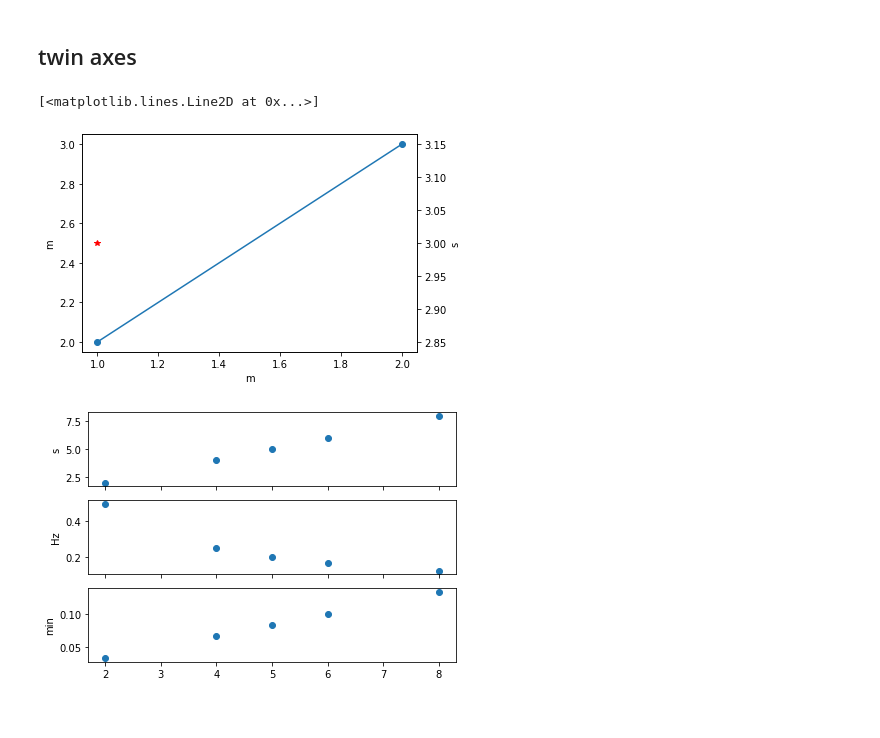
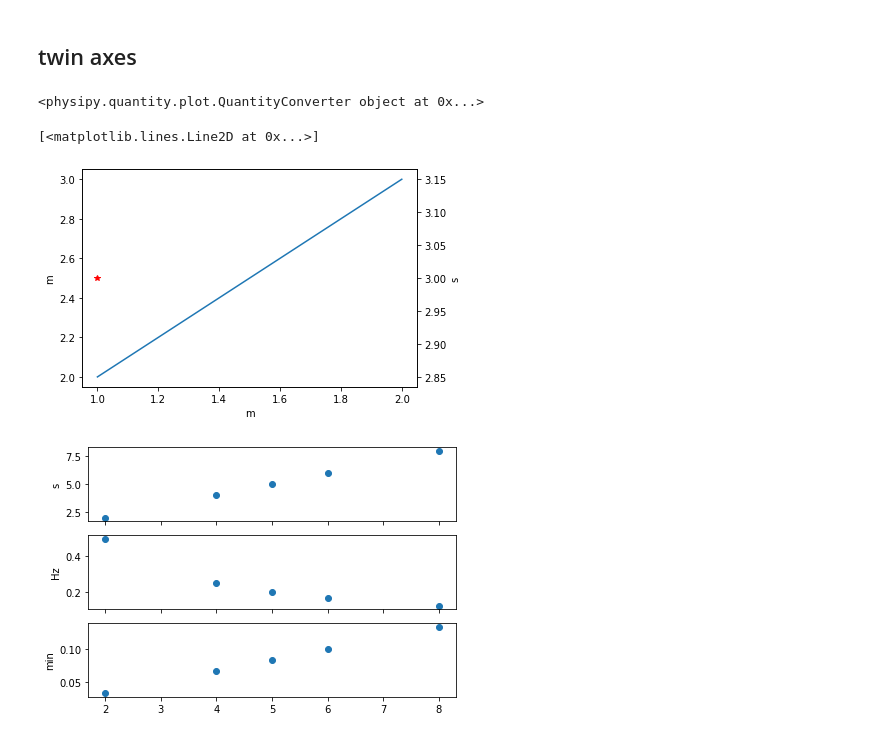
Before and after one commit to mocquin/physipy, a Jupyter notebook: docs/notebooks/Plotting with matplotlib.ipynb, the cells around one changed output. Cells and saved outputs as stored; diff of their text form; code cells hidden in the pictures.

```diff
--- a/docs/notebooks/Plotting with matplotlib.ipynb
+++ b/docs/notebooks/Plotting with matplotlib.ipynb
@@ -204,21 +206,26 @@ ax.axvline(500*ms, color='tab:green')
 # %%
 import matplotlib.pyplot as plt
 import numpy as np
 
 import physipy
 from physipy import s, m, setup_matplotlib
 from physipy.quantity.utils import asqarray
 
 from physipy import Dimension, units, quantify, Quantity
+setup_matplotlib()
+
+import matplotlib.units as munits
+print(munits.registry.get_converter([1*m]))
 
 fig, ax = plt.subplots()
 ax.plot(asqarray([m, 2*m]),
-        asqarray([2*m, 3*m]), "-o")
+        asqarray([2*m, 3*m]))#, "-o")
 ax2 = ax.twinx()
 ax2.plot(m, 3*s, "*", color="r")
 # %% [output]
-[<matplotlib.lines.Line2D at 0x...>]
+<physipy.quantity.plot.QuantityConverter object at 0x...>
+[<matplotlib.lines.Line2D at 0x...>]
-[figure, old version]
+[figure, new version]
 # %%
 
 import numpy as np
```
Also changed, not shown: parts of 2 cells of this notebook, 41 other files.
